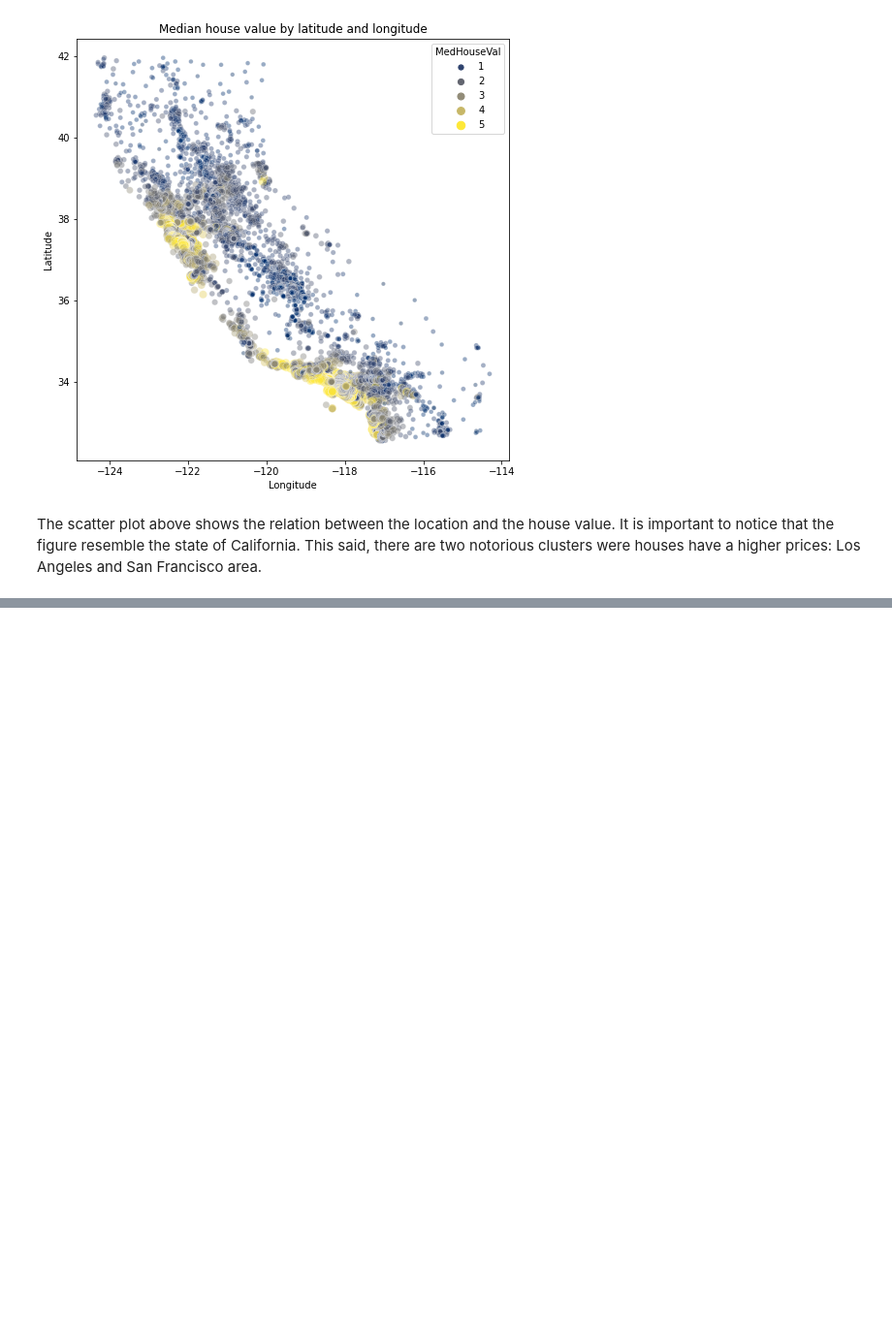
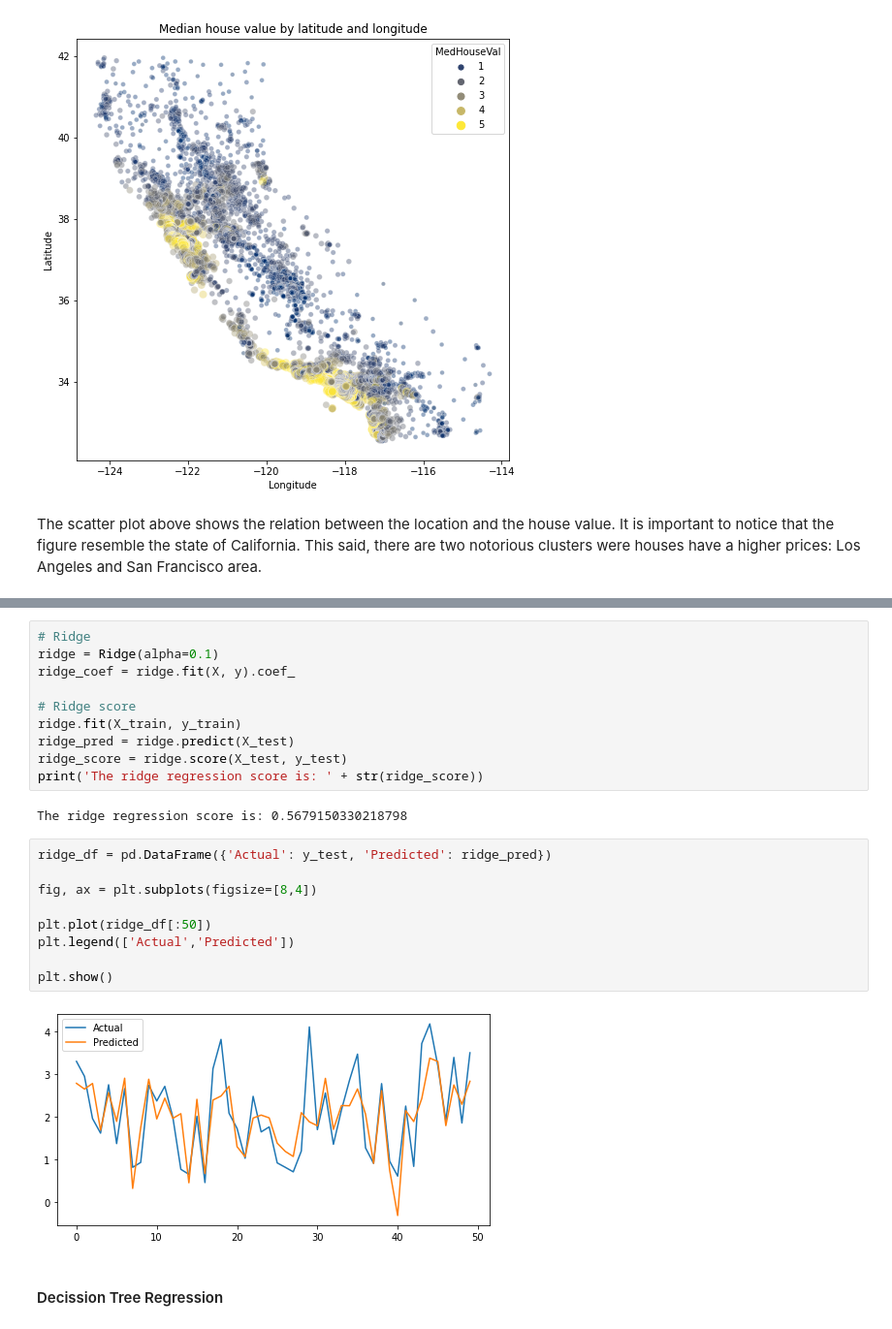
Before and after one commit to aingelmo/portfolio, a Jupyter notebook: house-prices_machine-learning/notebook.ipynb, the cells around one changed output, grey strips where cells are left out. Shown at 97% size. Saved outputs shown, nothing was run; the diff lists cells and outputs as text; blank space fills up the shorter version.

```diff
--- a/house-prices_machine-learning/notebook.ipynb
+++ b/house-prices_machine-learning/notebook.ipynb
@@ -218,0 +199,25 @@ lasso.score(X_test, y_test)
+# %%
+# Ridge
+ridge = Ridge(alpha=0.1)
+ridge_coef = ridge.fit(X, y).coef_
+
+# Ridge score
+ridge.fit(X_train, y_train)
+ridge_pred = ridge.predict(X_test)
+ridge_score = ridge.score(X_test, y_test)
+print('The ridge regression score is: ' + str(ridge_score))
+# %% [output]
+The ridge regression score is: 0.5679150330218798
+# %%
+ridge_df = pd.DataFrame({'Actual': y_test, 'Predicted': ridge_pred})
+
+fig, ax = plt.subplots(figsize=[8,4])
+
+plt.plot(ridge_df[:50])
+plt.legend(['Actual','Predicted'])
+
+plt.show()
+# %% [output]
+[figure, added]
+# %% [markdown]
+#### Decission Tree Regression
```
Also changed, not shown: parts of 37 cells of this notebook.
